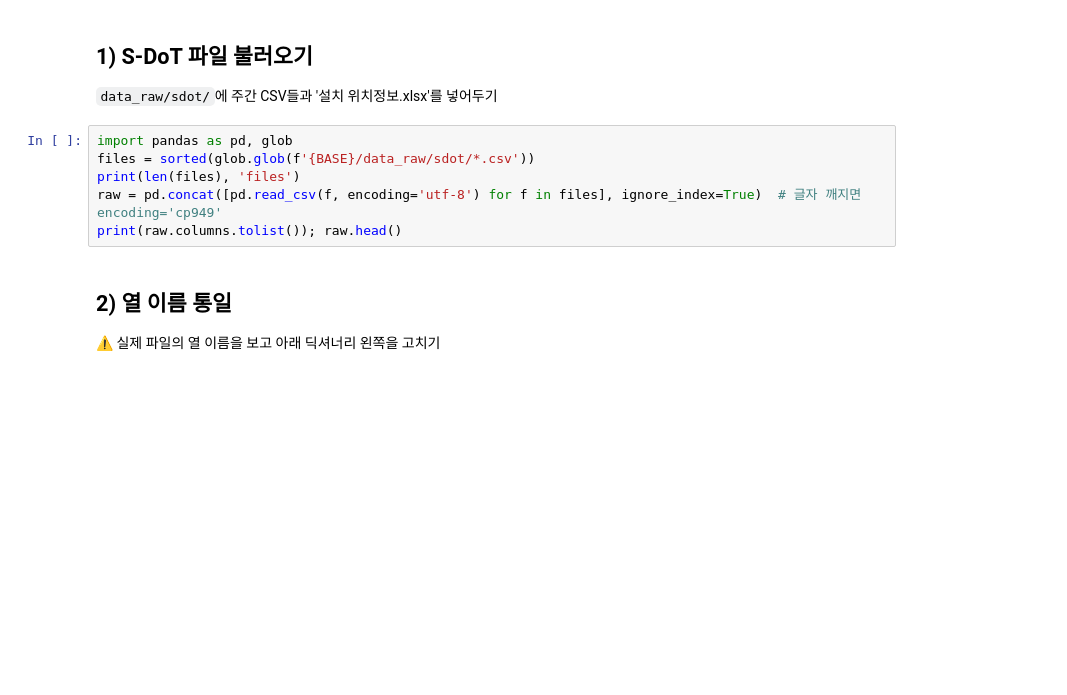
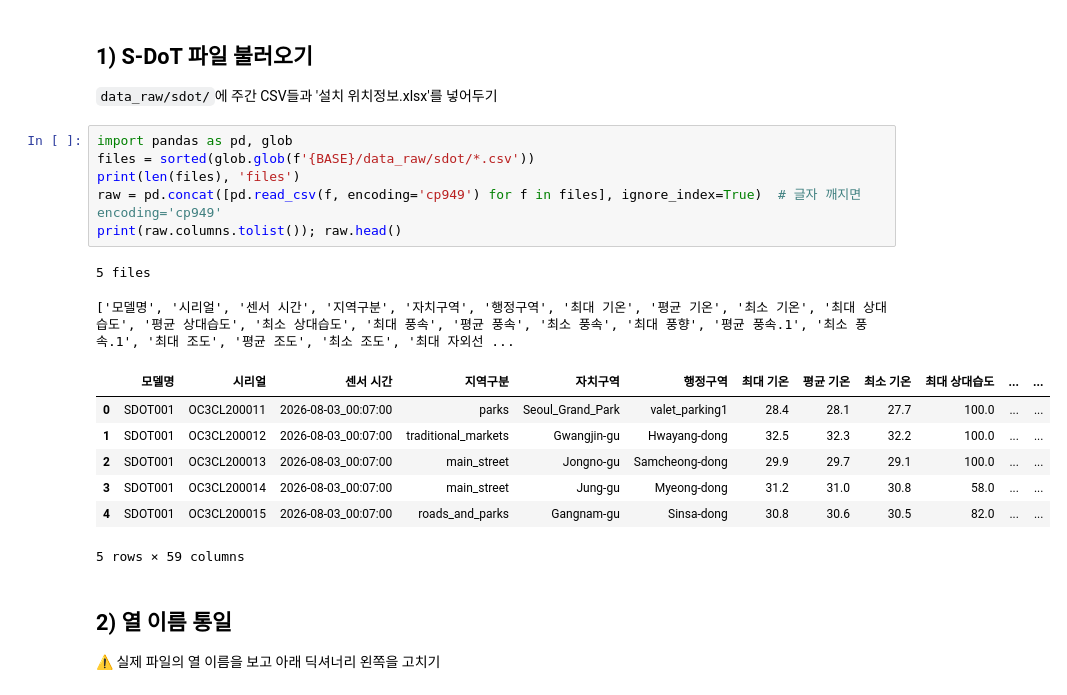
Before and after one commit to uhaeunn/AICEE_project_team14, a Jupyter notebook: notebooks/01_labels_A.ipynb, the cells around one changed output. Cells and saved outputs as stored; diff of their text form; blank space fills up the shorter version.

```diff
--- a/notebooks/01_labels_A.ipynb
+++ b/notebooks/01_labels_A.ipynb
@@ -23,9 +25,19 @@ USE_DUMMY = True   # ← 진짜 데이터 나오면 False로 바꾸기
 # %%
 import pandas as pd, glob
 files = sorted(glob.glob(f'{BASE}/data_raw/sdot/*.csv'))
 print(len(files), 'files')
-raw = pd.concat([pd.read_csv(f, encoding='utf-8') for f in files], ignore_index=True)  # 글자 깨지면 encoding='cp949'
+raw = pd.concat([pd.read_csv(f, encoding='cp949') for f in files], ignore_index=True)  # 글자 깨지면 encoding='cp949'
 print(raw.columns.tolist()); raw.head()
+# %% [output]
+5 files
+['모델명', '시리얼', '센서 시간', '지역구분', '자치구역', '행정구역', '최대 기온', '평균 기온', '최소 기온', '최대 상대습도', '평균 상대습도', '최소 상대습도', '최대 풍속', '평균 풍속', '최소 풍속', '최대 풍향', '평균 풍속.1', '최소 풍속.1', '최대 조도', '평균 조도', '최소 조도', '최대 자외선 ...
+|  | 모델명 | 시리얼 | 센서 시간 | 지역구분 | 자치구역 | 행정구역 | 최대 기온 | 평균 기온 | 최소 기온 | 최대 상대습도 | ... | ... |
+| 0 | SDOT001 | OC3CL200011 | 2026-08-03_00:07:00 | parks | Seoul_Grand_Park | valet_parking1 | 28.4 | 28.1 | 27.7 | 100.0 | ... | ... |
+| 1 | SDOT001 | OC3CL200012 | 2026-08-03_00:07:00 | traditional_markets | Gwangjin-gu | Hwayang-dong | 32.5 | 32.3 | 32.2 | 100.0 | ... | ... |
+| 2 | SDOT001 | OC3CL200013 | 2026-08-03_00:07:00 | main_street | Jongno-gu | Samcheong-dong | 29.9 | 29.7 | 29.1 | 100.0 | ... | ... |
+| 3 | SDOT001 | OC3CL200014 | 2026-08-03_00:07:00 | main_street | Jung-gu | Myeong-dong | 31.2 | 31.0 | 30.8 | 58.0 | ... | ... |
+| 4 | SDOT001 | OC3CL200015 | 2026-08-03_00:07:00 | roads_and_parks | Gangnam-gu | Sinsa-dong | 30.8 | 30.6 | 30.5 | 82.0 | ... | ... |
+5 rows × 59 columns
 # %% [markdown]
 ## 2) 열 이름 통일
 ⚠️ 실제 파일의 열 이름을 보고 아래 딕셔너리 왼쪽을 고치기
```
Also changed, not shown: parts of 22 cells of this notebook, 4 other files.
